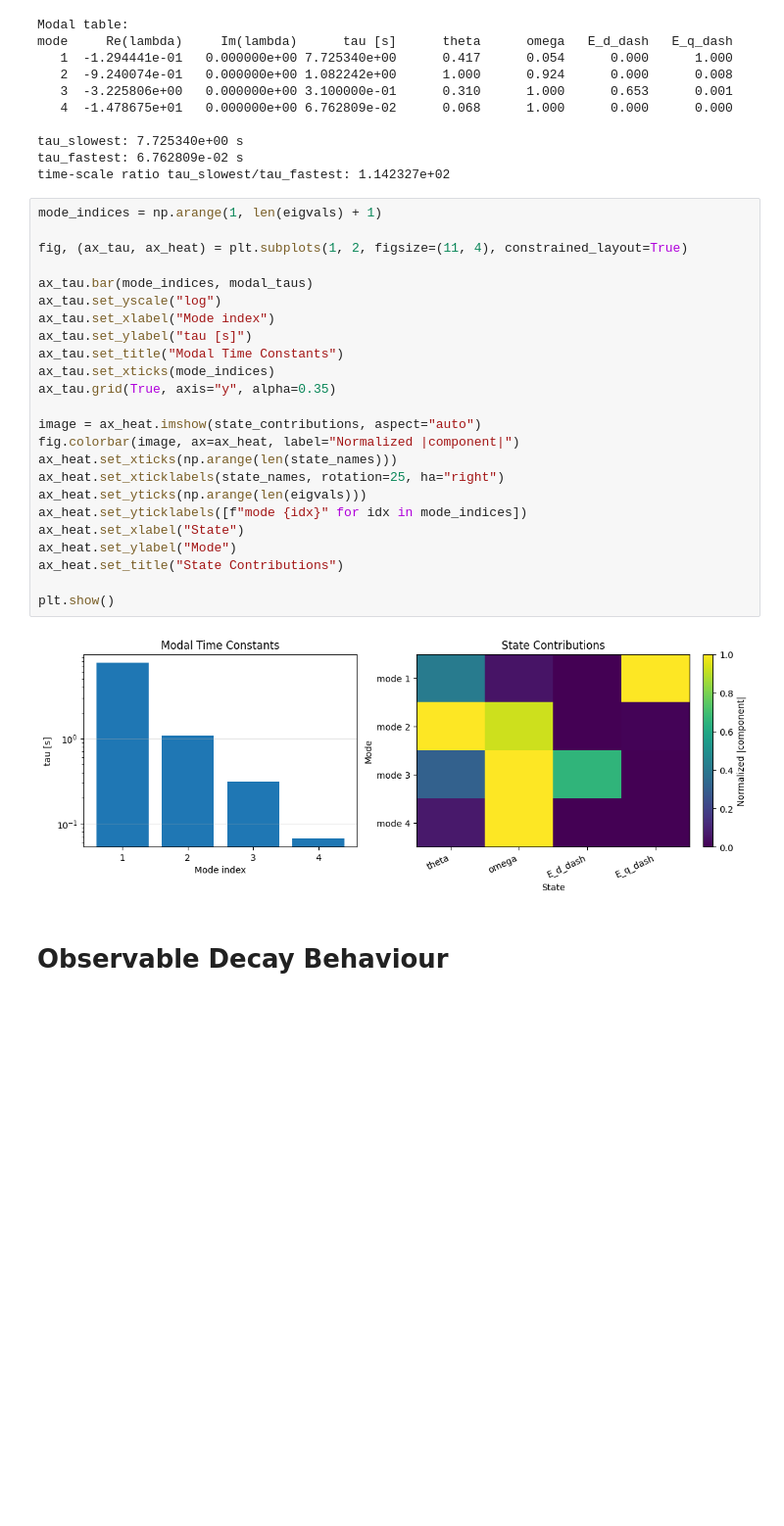
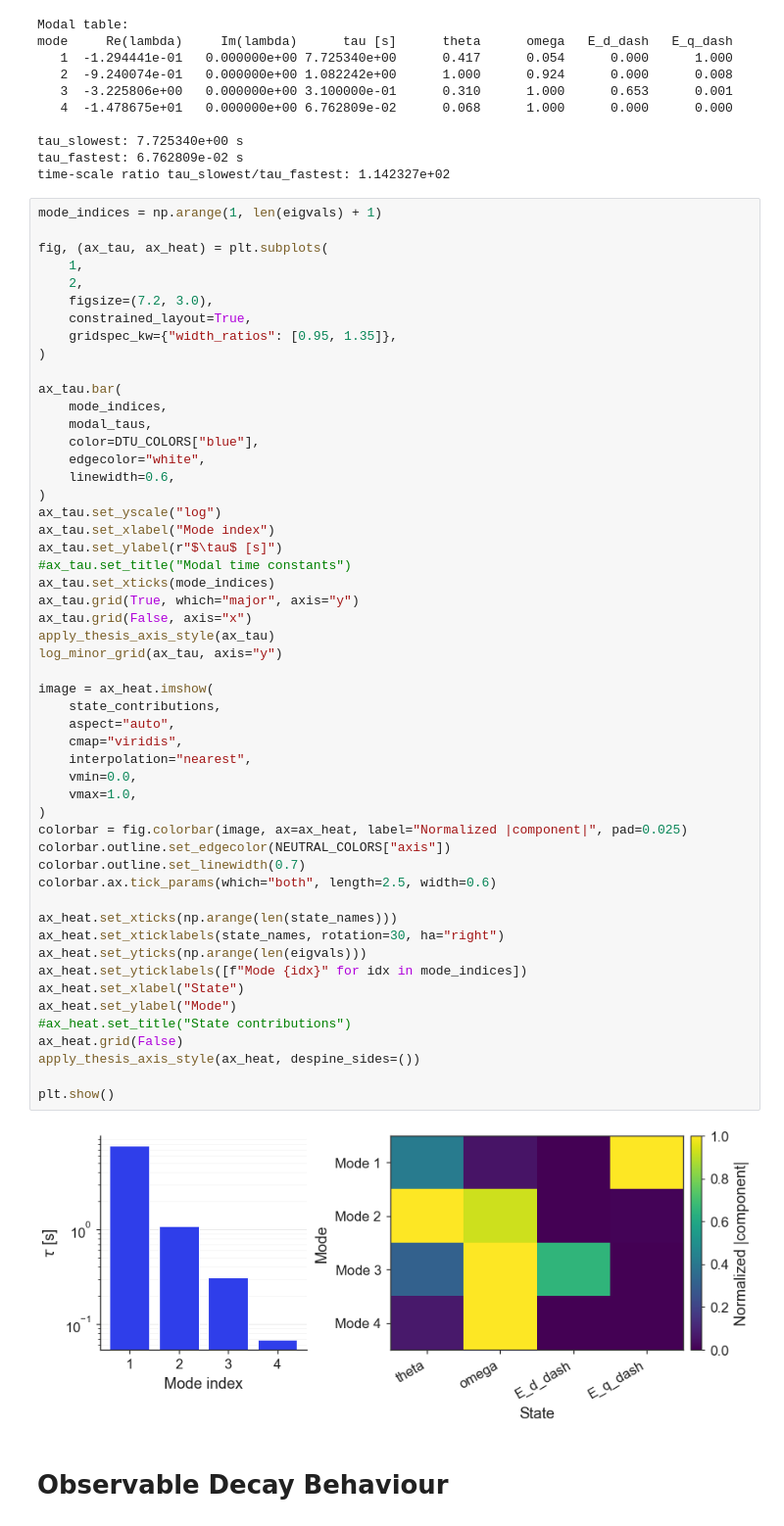
Before and after one commit to jnasw/ml-surrogates-for-power-systems, a Jupyter notebook: tools/analysis/chapter4/chapter4_dynamical_system_analysis.ipynb, the cells around one changed output. Shown: that part at 98% size. Cells and saved outputs as stored; diff of their text form; blank space fills up the shorter version.

```diff
--- a/tools/analysis/chapter4/chapter4_dynamical_system_analysis.ipynb
+++ b/tools/analysis/chapter4/chapter4_dynamical_system_analysis.ipynb
@@ -400,29 +458,57 @@ time-scale ratio tau_slowest/tau_fastest: 1.142327e+02
 # %%
 mode_indices = np.arange(1, len(eigvals) + 1)
 
-fig, (ax_tau, ax_heat) = plt.subplots(1, 2, figsize=(11, 4), constrained_layout=True)
+fig, (ax_tau, ax_heat) = plt.subplots(
+    1,
+    2,
+    figsize=(7.2, 3.0),
+    constrained_layout=True,
+    gridspec_kw={"width_ratios": [0.95, 1.35]},
+)
 
-ax_tau.bar(mode_indices, modal_taus)
+ax_tau.bar(
+    mode_indices,
+    modal_taus,
+    color=DTU_COLORS["blue"],
+    edgecolor="white",
+    linewidth=0.6,
+)
 ax_tau.set_yscale("log")
 ax_tau.set_xlabel("Mode index")
-ax_tau.set_ylabel("tau [s]")
-ax_tau.set_title("Modal Time Constants")
+ax_tau.set_ylabel(r"$\tau$ [s]")
+#ax_tau.set_title("Modal time constants")
 ax_tau.set_xticks(mode_indices)
-ax_tau.grid(True, axis="y", alpha=0.35)
+ax_tau.grid(True, which="major", axis="y")
+ax_tau.grid(False, axis="x")
+apply_thesis_axis_style(ax_tau)
+log_minor_grid(ax_tau, axis="y")
 
-image = ax_heat.imshow(state_contributions, aspect="auto")
-fig.colorbar(image, ax=ax_heat, label="Normalized |component|")
+image = ax_heat.imshow(
+    state_contributions,
+    aspect="auto",
+    cmap="viridis",
+    interpolation="nearest",
+    vmin=0.0,
+    vmax=1.0,
+)
+colorbar = fig.colorbar(image, ax=ax_heat, label="Normalized |component|", pad=0.025)
+colorbar.outline.set_edgecolor(NEUTRAL_COLORS["axis"])
+colorbar.outline.set_linewidth(0.7)
+colorbar.ax.tick_params(which="both", length=2.5, width=0.6)
+
 ax_heat.set_xticks(np.arange(len(state_names)))
-ax_heat.set_xticklabels(state_names, rotation=25, ha="right")
+ax_heat.set_xticklabels(state_names, rotation=30, ha="right")
 ax_heat.set_yticks(np.arange(len(eigvals)))
-ax_heat.set_yticklabels([f"mode {idx}" for idx in mode_indices])
+ax_heat.set_yticklabels([f"Mode {idx}" for idx in mode_indices])
 ax_heat.set_xlabel("State")
 ax_heat.set_ylabel("Mode")
-ax_heat.set_title("State Contributions")
+#ax_heat.set_title("State contributions")
+ax_heat.grid(False)
+apply_thesis_axis_style(ax_heat, despine_sides=())
 
 plt.show()
 # %% [output]
-[figure, old version]
+[figure, new version]
 # %% [markdown]
 # Observable Decay Behaviour
 # %% [markdown]
```
Also changed, not shown: parts of 12 cells of this notebook, 1 other file.
